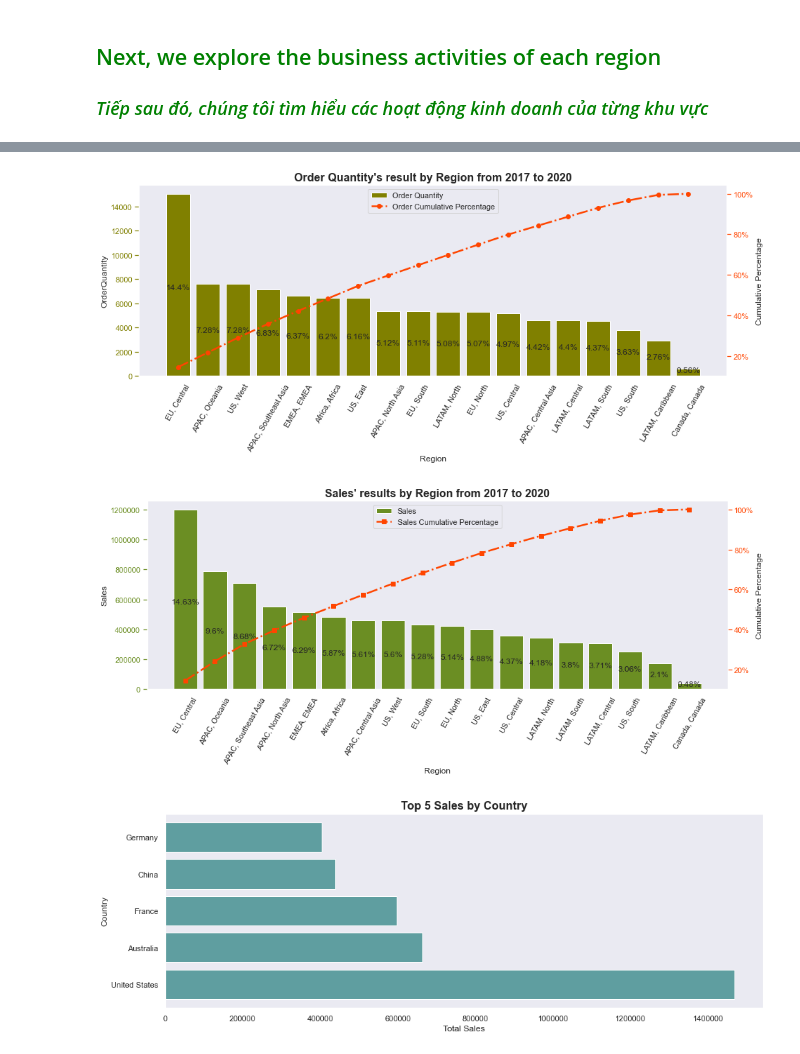
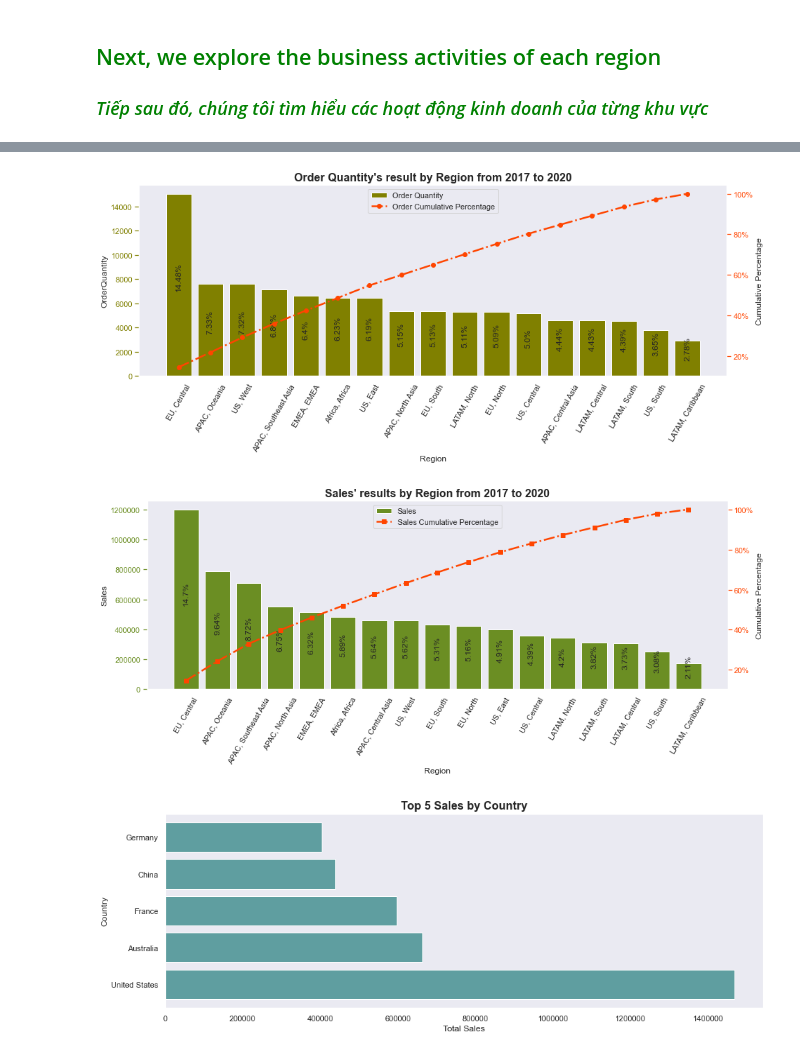
Before and after one commit to KennyHuynh1909/Python-mini-project--Furniture_Sales_and_customer, a Jupyter notebook: mini project.ipynb, the cells around one changed output, grey strips where cells are left out. Saved outputs shown, nothing was run; the diff lists cells and outputs as text; code cells hidden in the pictures.

```diff
--- a/mini project.ipynb
+++ b/mini project.ipynb
@@ -460,3 +449,28 @@ plt.show()
 ## <span style="color: green">Next, we explore the business activities of each region</span>
 
 ### <span style="color: green">*Tiếp sau đó, chúng tôi tìm hiểu các hoạt động kinh doanh của từng khu vực* </span>
+# %%
+#rearrange the place of Canada
+data_mix[data_mix['Region']=='Canada'] = data_mix[data_mix['Region']=='North']
+data_mix[data_mix['Market']=='Canada'] = data_mix[data_mix['Market']=='US']
+
+#create the pivot table to view Sales results by Months in Market
+df=round((data_mix.pivot_table(values='Sales', index='OrderMonth', columns = 'Market', aggfunc='sum')),2)
+
+plt.figure(figsize=[15,7])
+
+#set color for lines
+colors=['orange','blue', 'red', 'lime', 'yellowgreen', 'pink']
+plt.gca().set_prop_cycle(color=colors)
+
+#create basic lines
+for col in df.columns:
+    plt.plot(df.index, df[col], label=col)
+
+#specify the axis content
+plt.xlabel('Months')
+plt.ylabel('Total Sales')
+plt.grid(False) #hide the grid bar
+plt.legend()
+plt.title("Sales performance by months in Market",size=16, weight='bold')
+plt.show()
@@ -484,35 +500,35 @@ ax.tick_params(axis='x', rotation = 60)    #rotate the tick label
 
 #get the content of the bar
 for i, p in enumerate(bar):
     x,y = p.get_xy()
     width = p.get_width()
     height = p.get_height()
-    ax.text(x=x+width/2,y=height/2.1,s=str(market['percOrder'][market.index[i]])+'%', ha='center')
+    ax.text(x=x+width/2,y=height/2.1,s=str(market['percOrder'][market.index[i]])+'%', ha='center', rotation = 90)
 
 #add cumulative percentage line to plot
 ax2.plot(market.index, market['cumpercOrder'], color='#FF4500',
          linewidth=2.5, marker="o", ls='-.',label = 'Order Cumulative Percentage')
 ax2.grid(False)    #hide the grid line
 ax2.yaxis.set_major_formatter(PercentFormatter())
 
 #specify axis colors
 ax.tick_params(axis='y', colors='#808000')
 ax2.tick_params(axis='y', colors='#FF4500')
 
 #get the labels of the axis in the legend
 ax_bar, label = ax.get_legend_handles_labels()
 ax2_line, label2 = ax2.get_legend_handles_labels()
 ax2.legend(ax_bar + ax2_line, label + label2, loc= 'upper center')
 
 #specify the axis content
 ax.set_ylabel('OrderQuantity')
 ax2.set_ylabel('Cumulative Percentage')
 ax.set_xlabel('Region')
 plt.title('Order Quantity\'s result by Region from 2017 to 2020',size=16, weight='bold')
 
 plt.show()
 # %% [output]
-[figure, old version]
+[figure, new version]
 # %%
 #create figure objects and axis
 fig = plt.figure(figsize=(15,5))
@@ -537,7 +553,7 @@ for i, p in enumerate(bar):
     x,y = p.get_xy()
     width = p.get_width()
     height = p.get_height()
-    ax.text(x=x+width/2,y=height/2.1,s=str(market['percSales'][market.index[i]])+'%', ha='center')
+    ax.text(x=x+width/2,y=height/2.1,s=str(market['percSales'][market.index[i]])+'%', ha='center', rotation = 90)
 
 #add cumulative percentage line to plot
 ax2.plot(market.index, market['cumpercSales'], color='#FF4500',
@@ -562,7 +578,7 @@ plt.title('Sales\' results by Region from 2017 to 2020',size=16, weight='bold')
 
 plt.show()
 # %% [output]
-[figure, old version]
+[figure, new version]
 # %%
 #create DataFrame between Sales with Country with the first 5 index
 country = data_mix.pivot_table('Sales','Country', aggfunc=sum).sort_values('Sales', ascending=False)[:5]
```
Also changed, not shown: parts of 9 cells of this notebook.
